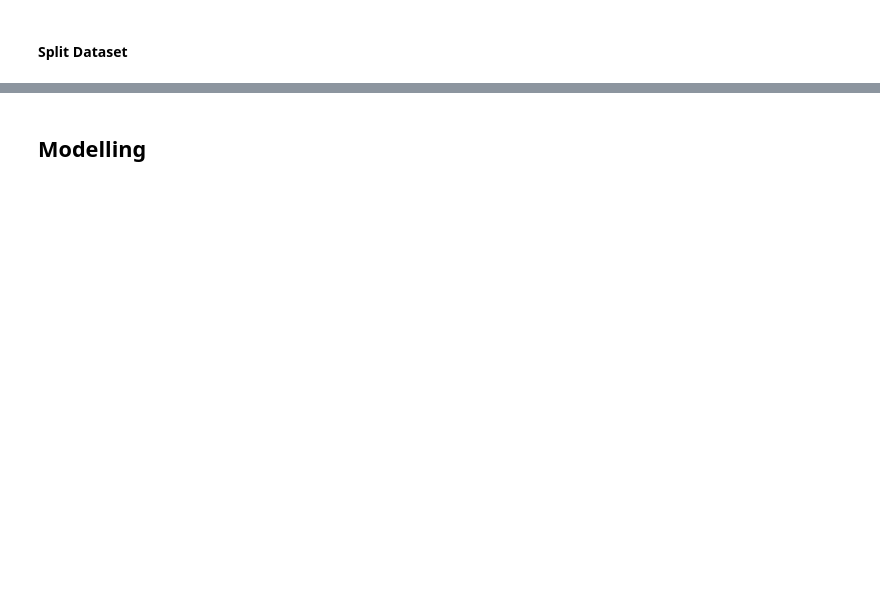
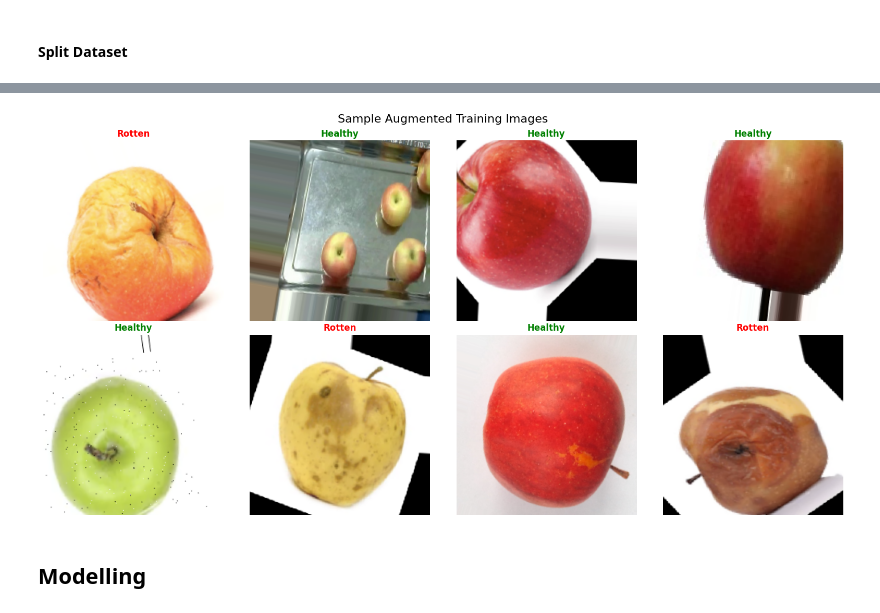
Before and after one commit to Us9r/apple-image-classification, a Jupyter notebook: notebook.ipynb, the cells around one changed output, grey strips where cells are left out. Drawn from its saved outputs; the diff is of its cells as text; code cells hidden in the pictures; blank space fills up the shorter version.

```diff
--- a/notebook.ipynb
+++ b/notebook.ipynb
@@ -14,2 +193,20 @@
 # %% [markdown]
 ### Data Preprocessing
+# %%
+def prepare_data_paths(healthy_path, rotten_path):
+    """Prepare image paths and corresponding labels"""
+
+    # Get all image paths
+    healthy_images = [os.path.join(healthy_path, f) for f in os.listdir(healthy_path)]
+    rotten_images = [os.path.join(rotten_path, f) for f in os.listdir(rotten_path)]
+
+    # Combine paths and create labels
+    image_paths = healthy_images + rotten_images
+    labels = [0] * len(healthy_images) + [1] * len(rotten_images)  # 0: healthy, 1: rotten
+
+    return image_paths, labels
+
+# Prepare data
+image_paths, labels = prepare_data_paths(APPLE_HEALTHY_PATH, APPLE_ROTTEN_PATH)
+print(f"Total images prepared: {len(image_paths)}")
+print(f"Label distribution: {labels.count(0)} healthy, {labels.count(1)} rotten")
@@ -18,2 +322,32 @@
+# %%
+def show_augmented_images(generator, num_images=8):
+    """Display augmented images from generator"""
+
+    fig, axes = plt.subplots(2, 4, figsize=(16, 8))
+    fig.suptitle('Sample Augmented Training Images', fontsize=16)
+
+    batch = next(generator)
+    images, labels = batch
+
+    for i in range(num_images):
+        row = i // 4
+        col = i % 4
+        axes[row, col].imshow(images[i])
+
+        # Get class name from label
+        class_idx = np.argmax(labels[i])
+        class_name = 'Healthy' if class_idx == 0 else 'Rotten'
+        color = 'green' if class_idx == 0 else 'red'
+
+        axes[row, col].set_title(class_name, color=color, fontweight='bold')
+        axes[row, col].axis('off')
+
+    plt.tight_layout()
+    plt.show()
+
+# Show augmented samples
+show_augmented_images(train_generator)
+# %% [output]
+[figure, added]
 # %% [markdown]
 ## Modelling
```
Also changed, not shown: parts of 18 cells of this notebook.
